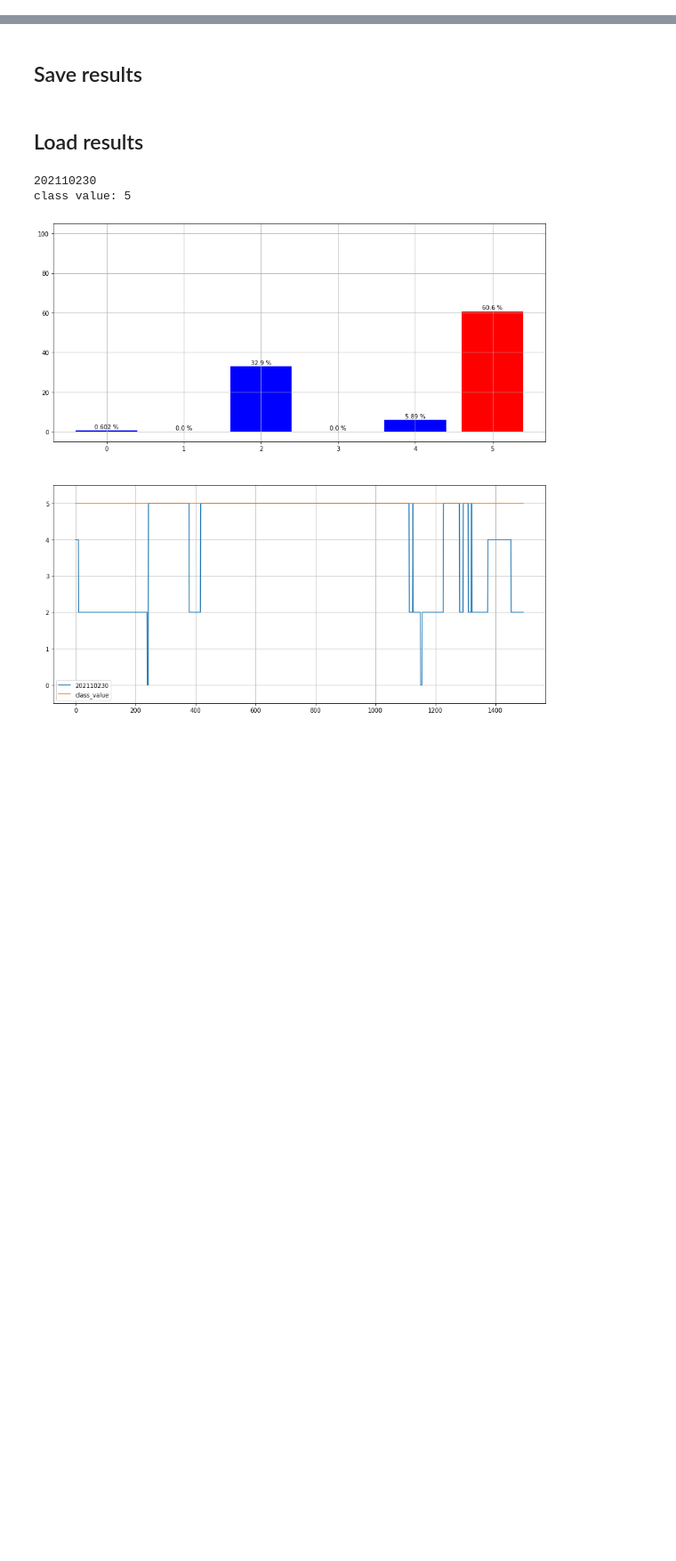
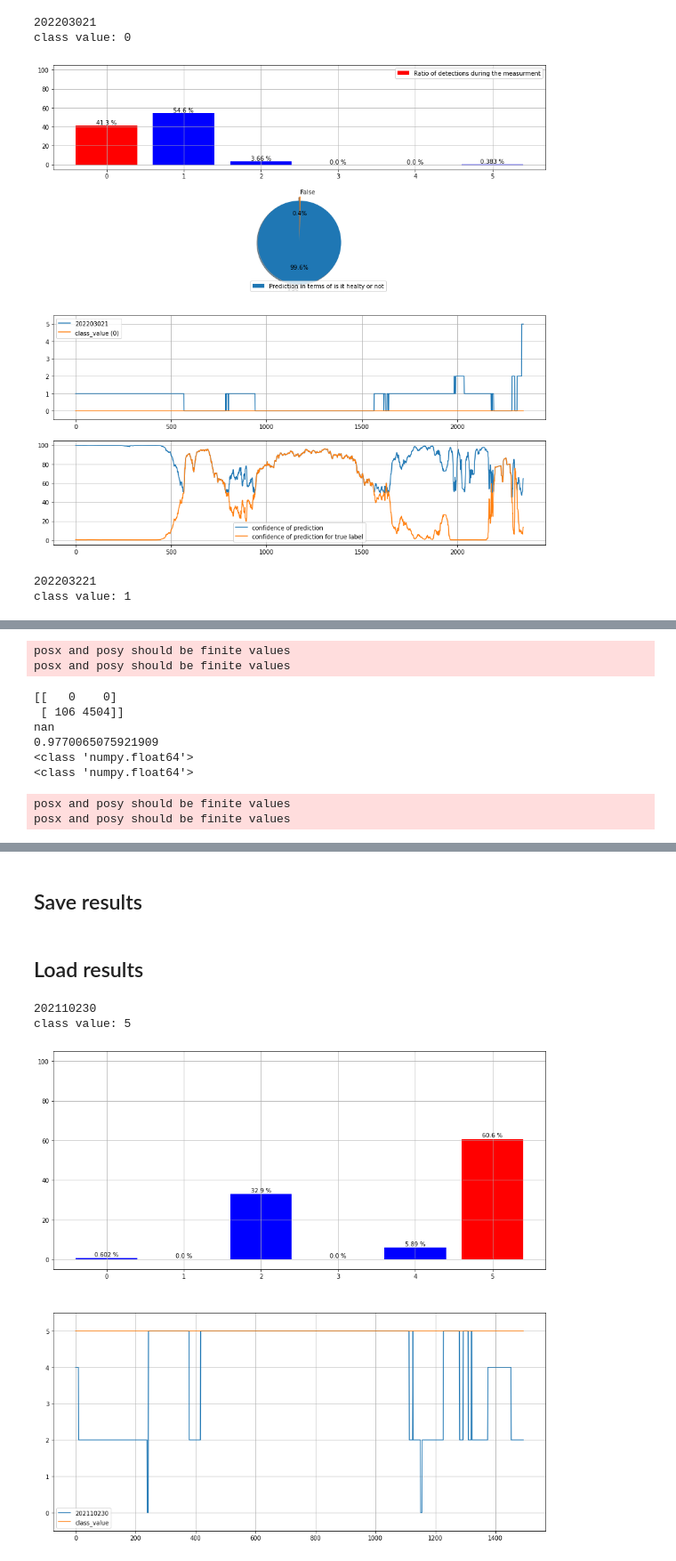
Before and after one commit to levopeti/stroke_prediction, a Jupyter notebook: test_scripts/model_testing.ipynb, the cells around one changed output, grey strips where cells are left out. Shown at 89% size. Drawn from its saved outputs; the diff is of its cells as text; code cells hidden in the pictures; blank space fills up the shorter version.

```diff
--- a/test_scripts/model_testing.ipynb
+++ b/test_scripts/model_testing.ipynb
@@ -88,0 +297,9 @@ for mean_dict, class_value, meas_name in mc.sweep_mean_with_class_generator(mean
+# %%
+type_of_set = "test"
+make_plot(test_prediction_dict, save=save_plot, type_of_set=type_of_set)
+# %% [output]
+202203021
+class value: 0
+[figure, added]
+202203221
+class value: 1
@@ -88,0 +307,10 @@ for mean_dict, class_value, meas_name in mc.sweep_mean_with_class_generator(mean
+posx and posy should be finite values
+posx and posy should be finite values
+[[   0    0]
+ [ 106 4504]]
+nan
+0.9770065075921909
+<class 'numpy.float64'>
+<class 'numpy.float64'>
+posx and posy should be finite values
+posx and posy should be finite values
```
Also changed, not shown: parts of 19 cells of this notebook, 19 other files.
